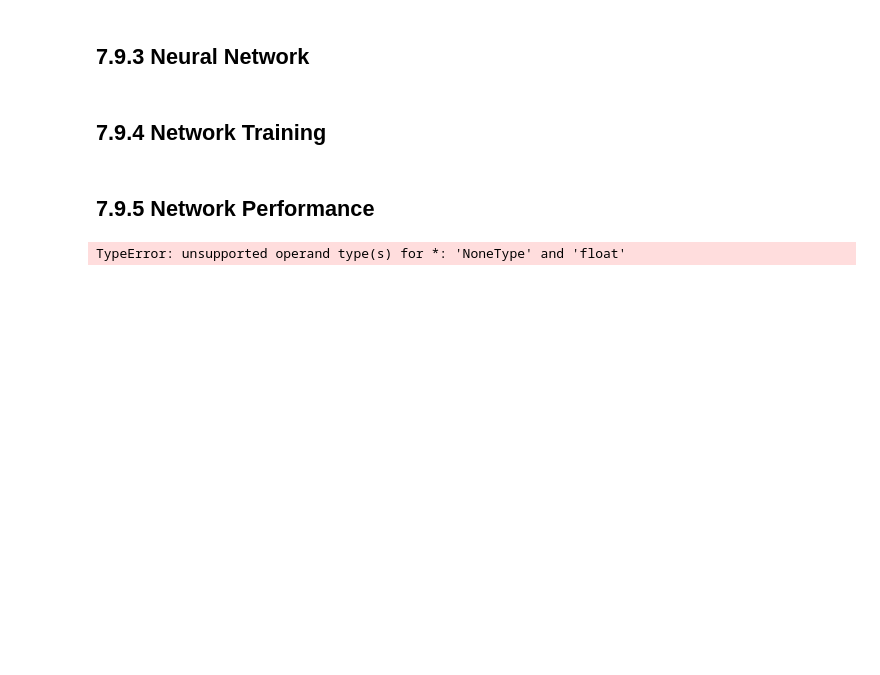
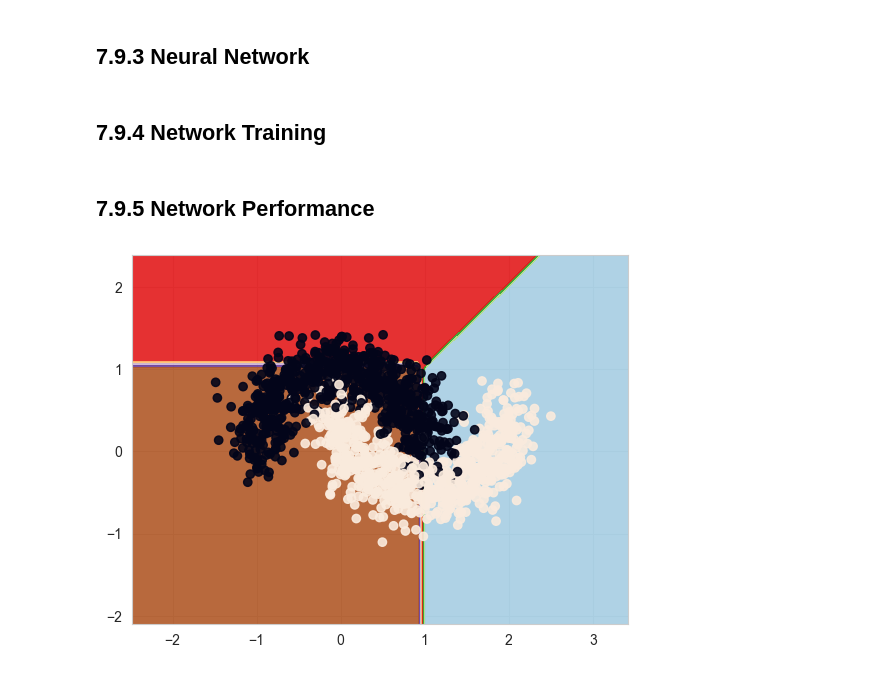
Before and after one commit to adithya3403/3-2, a Jupyter notebook: ANN_DL/ch7/ch7_7.9.ipynb, the cells around one changed output. Cells and saved outputs as stored; diff of their text form; code cells hidden in the pictures; blank space fills up the shorter version.

```diff
--- a/ANN_DL/ch7/ch7_7.9.ipynb
+++ b/ANN_DL/ch7/ch7_7.9.ipynb
@@ -169,11 +133,35 @@ nn.add_layer(Layer(25, 2, 'sigmoid')) # Hidden layer, 25=>2
 ## 7.9.4 Network Training
 # %% [markdown]
 ## 7.9.5 Network Performance
-# %%
-# After training 1000 Epochs, the accuracy rate obtained on 600 samples in the test set is
-
-# 99.17%
-# code:
-nn.train(X_train, X_test, y_train, y_test, 0.01, 1000)
-# %% [output]
-TypeError: unsupported operand type(s) for *: 'NoneType' and 'float'
+# %%
+input_size = 2
+hidden_size = 25
+output_size = 2
+learning_rate = 0.1
+max_epochs = 1000
+
+nn = NeuralNetwork()
+layer1 = Layer(n_input=input_size, n_neurons=hidden_size, activation='sigmoid',
+               weights=np.random.randn(input_size, hidden_size), bias=np.random.rand(hidden_size) * 0.1)
+layer2 = Layer(n_input=input_size, n_neurons=hidden_size, activation='sigmoid',
+               weights=np.random.randn(input_size, hidden_size), bias=np.random.rand(hidden_size) * 0.1)
+layer3 = Layer(n_input=input_size, n_neurons=hidden_size, activation='sigmoid',
+               weights=np.random.randn(input_size, hidden_size), bias=np.random.rand(hidden_size) * 0.1)
+
+nn.add_layer(layer1)
+nn.add_layer(layer2)
+nn.add_layer(layer3)
+# %%
+x_min, x_max = X_train[:, 0].min() - 1, X_train[:, 0].max() + 1
+y_min, y_max = X_train[:, 1].min() - 1, X_train[:, 1].max() + 1
+xx, yy = np.meshgrid(np.arange(x_min, x_max, 0.1), np.arange(y_min, y_max, 0.1))
+
+Z = nn.predict(np.c_[xx.ravel(), yy.ravel()])
+Z = np.argmax(Z, axis=1)
+Z = Z.reshape(xx.shape)
+
+plt.contourf(xx, yy, Z, cmap=plt.cm.Paired, alpha=0.9)
+plt.scatter(X_train[:, 0], X_train[:, 1], c=y_train, alpha=0.9)
+plt.show()
+# %% [output]
+[figure, added]
```
Also changed, not shown: parts of 5 cells of this notebook.
